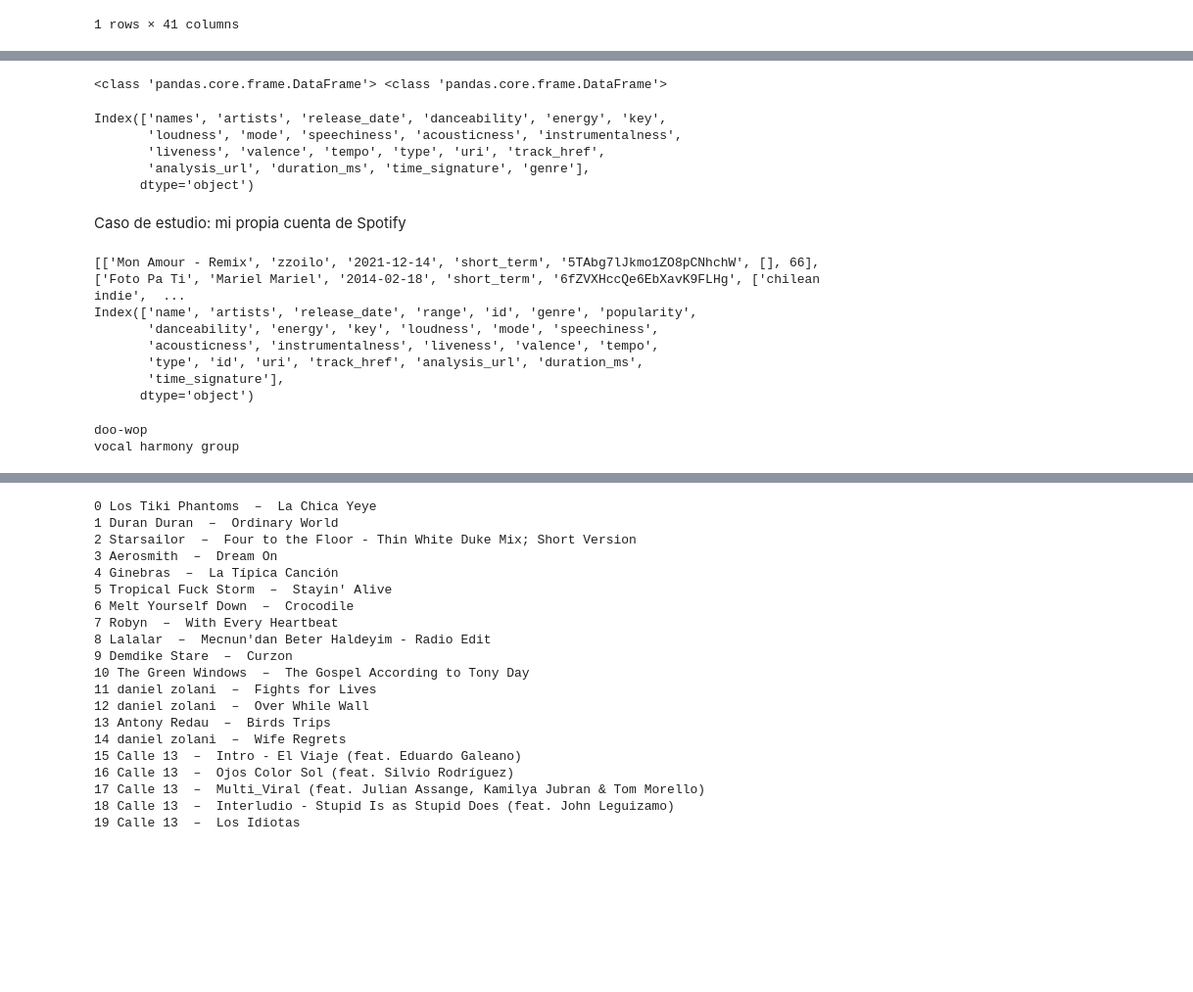
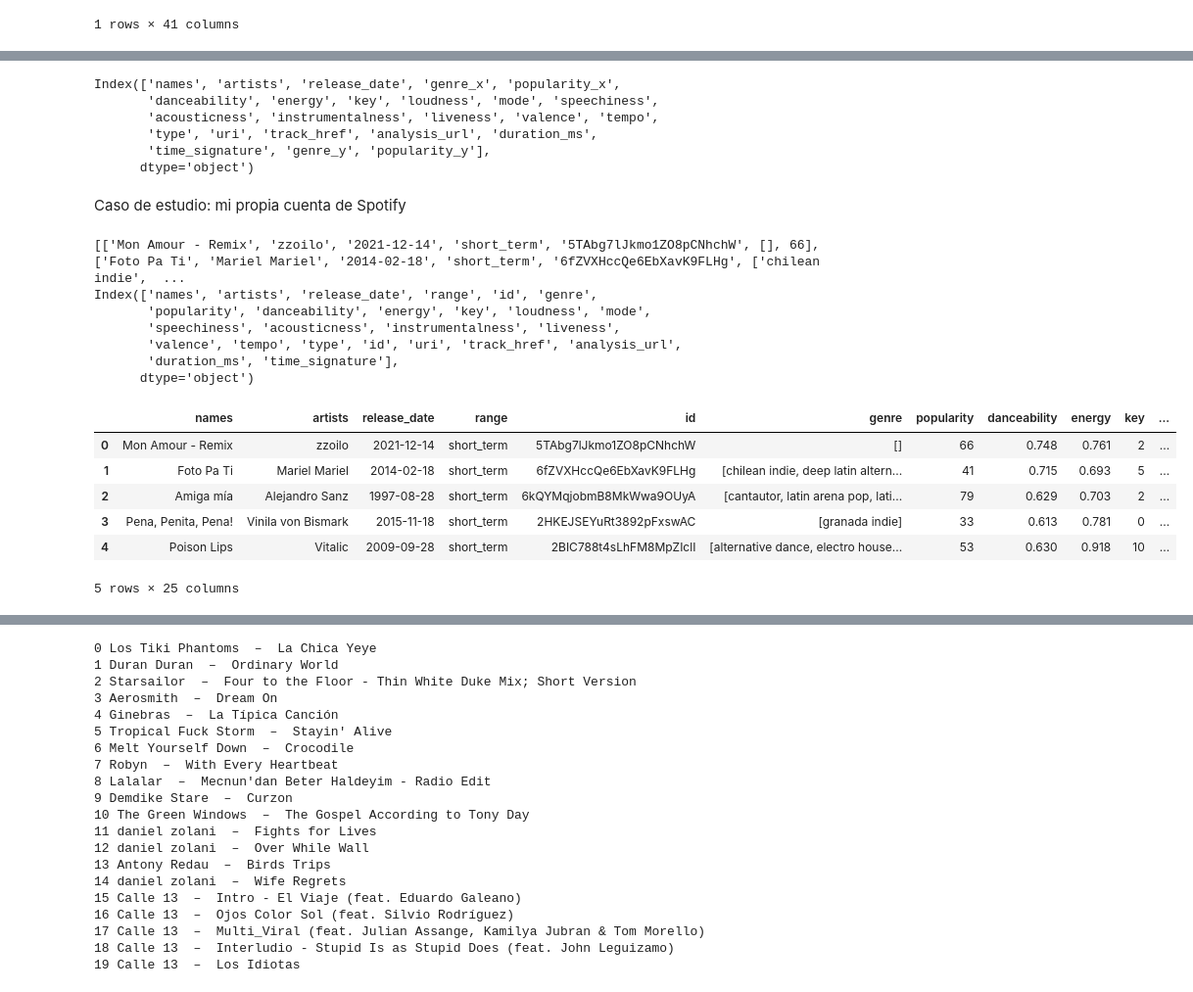
Before and after one commit to yporquenoahora/-Me-ha-afectado-crecer-entre-Kurt-Cobain-y-Bananarama-, a Jupyter notebook: src/notebooks/datasets.ipynb, the cells around one changed output, grey strips where cells are left out. Shown: that part at 98% size. Drawn from its saved outputs; the diff is of its cells as text; code cells hidden in the pictures; blank space fills up the shorter version.

```diff
--- a/src/notebooks/datasets.ipynb
+++ b/src/notebooks/datasets.ipynb
@@ -324,15 +330,14 @@ Index(['danceability', 'energy', 'key', 'loudness', 'mode', 'speechiness',
 # %%
-print(type(df), type(dFeatures))
 res = pd.merge(df, dFeatures, how="inner", on=['names', 'artists', 'release_date', 'id']).set_index("id")
 res = res[res.release_date != "0000"]
 res.columns
 # %% [output]
-<class 'pandas.core.frame.DataFrame'> <class 'pandas.core.frame.DataFrame'>
+Index(['names', 'artists', 'release_date', 'genre_x', 'popularity_x',
+       'danceability', 'energy', 'key', 'loudness', 'mode', 'speechiness',
+       'acousticness', 'instrumentalness', 'liveness', 'valence', 'tempo',
+       'type', 'uri', 'track_href', 'analysis_url', 'duration_ms',
+       'time_signature', 'genre_y', 'popularity_y'],
+      dtype='object')
-Index(['names', 'artists', 'release_date', 'danceability', 'energy', 'key',
-       'loudness', 'mode', 'speechiness', 'acousticness', 'instrumentalness',
-       'liveness', 'valence', 'tempo', 'type', 'uri', 'track_href',
-       'analysis_url', 'duration_ms', 'time_signature', 'genre'],
-      dtype='object')
 # %%
 #collect info of the songs and dump it into a convenient data structure
 #release year, name, link, artists
@@ -348,49 +353,51 @@ from spotipy.oauth2 import SpotifyOAuth
 
 scope = 'user-top-read'
 
-sp = spotipy.Spotify(auth_manager=SpotifyOAuth(client_id="9d24693b130840829fc41aabcada8c66",
-                                               client_secret="1d8ba6c6e2ab4c8aa0bac0f3fe408142",
+sp = spotipy.Spotify(auth_manager=SpotifyOAuth(client_id = 'your client_id'
+                                                client_secret = 'your client_secret'
                                                redirect_uri="http://localhost:1234",
                                                scope='user-top-read user-follow-read'))
 
 
 ranges = ['short_term', 'medium_term', 'long_term']
 subset = []
 for sp_range in ranges:
     #print("range:", sp_range)
     results = sp.current_user_top_tracks(time_range=sp_range, limit=50)
     for i, item in enumerate(results['items']):
         artist_uri = item["artists"][0]["uri"]
         artist_info = sp.artist(artist_uri)
         artist_genres = artist_info["genres"]
         subset.append([item["name"],item['artists'][0]['name'], item["album"]["release_date"],sp_range,item["id"], artist_genres,artist_info["popularity"]])
 
 aFeatures = []
 dfFeatures = {}
 print(subset)
 
 for ix,track in enumerate(subset):
     features = sp.audio_features(track[4])[0]
     aFeatures.append(features)
 
 df = pd.DataFrame(aFeatures)
 
-dfMostListened = pd.DataFrame(subset,  columns=["name", "artists","release_date", "range", "id", "genre", "popularity" ])
+dfMostListened = pd.DataFrame(subset,  columns=["names", "artists","release_date", "range", "id", "genre", "popularity" ])
 
 myConcatDF = pd.concat([dfMostListened, df], axis=1)
 print(myConcatDF.columns)
 myConcatDF.to_csv("../data/my_most_listened.csv")
+myConcatDF.head()
 # %% [output]
 [['Mon Amour - Remix', 'zzoilo', '2021-12-14', 'short_term', '5TAbg7lJkmo1ZO8pCNhchW', [], 66], ['Foto Pa Ti', 'Mariel Mariel', '2014-02-18', 'short_term', '6fZVXHccQe6EbXavK9FLHg', ['chilean indie',  ...
-Index(['name', 'artists', 'release_date', 'range', 'id', 'genre', 'popularity',
-       'danceability', 'energy', 'key', 'loudness', 'mode', 'speechiness',
-       'acousticness', 'instrumentalness', 'liveness', 'valence', 'tempo',
-       'type', 'id', 'uri', 'track_href', 'analysis_url', 'duration_ms',
-       'time_signature'],
+Index(['names', 'artists', 'release_date', 'range', 'id', 'genre',
+       'popularity', 'danceability', 'energy', 'key', 'loudness', 'mode',
+       'speechiness', 'acousticness', 'instrumentalness', 'liveness',
+       'valence', 'tempo', 'type', 'id', 'uri', 'track_href', 'analysis_url',
+       'duration_ms', 'time_signature'],
       dtype='object')
+|  | names | artists | release_date | range | id | genre | popularity | danceability | energy | key | ... |
+| 0 | Mon Amour - Remix | zzoilo | 2021-12-14 | short_term | 5TAbg7lJkmo1ZO8pCNhchW | [] | 66 | 0.748 | 0.761 | 2 | ... |
+| 1 | Foto Pa Ti | Mariel Mariel | 2014-02-18 | short_term | 6fZVXHccQe6EbXavK9FLHg | [chilean indie, deep latin altern... | 41 | 0.715 | 0.693 | 5 | ... |
+| 2 | Amiga mía | Alejandro Sanz | 1997-08-28 | short_term | 6kQYMqjobmB8MkWwa9OUyA | [cantautor, latin arena pop, lati... | 79 | 0.629 | 0.703 | 2 | ... |
+| 3 | Pena, Penita, Pena! | Vinila von Bismark | 2015-11-18 | short_term | 2HKEJSEYuRt3892pFxswAC | [granada indie] | 33 | 0.613 | 0.781 | 0 | ... |
+| 4 | Poison Lips | Vitalic | 2009-09-28 | short_term | 2BIC788t4sLhFM8MpZIclI | [alternative dance, electro house... | 53 | 0.630 | 0.918 | 10 | ... |
+5 rows × 25 columns
-# %%
-for i in ['doo-wop', 'vocal harmony group']:
-    print(i)
-# %% [output]
-doo-wop
-vocal harmony group
```
Also changed, not shown: parts of 8 cells of this notebook, 1 other file.
